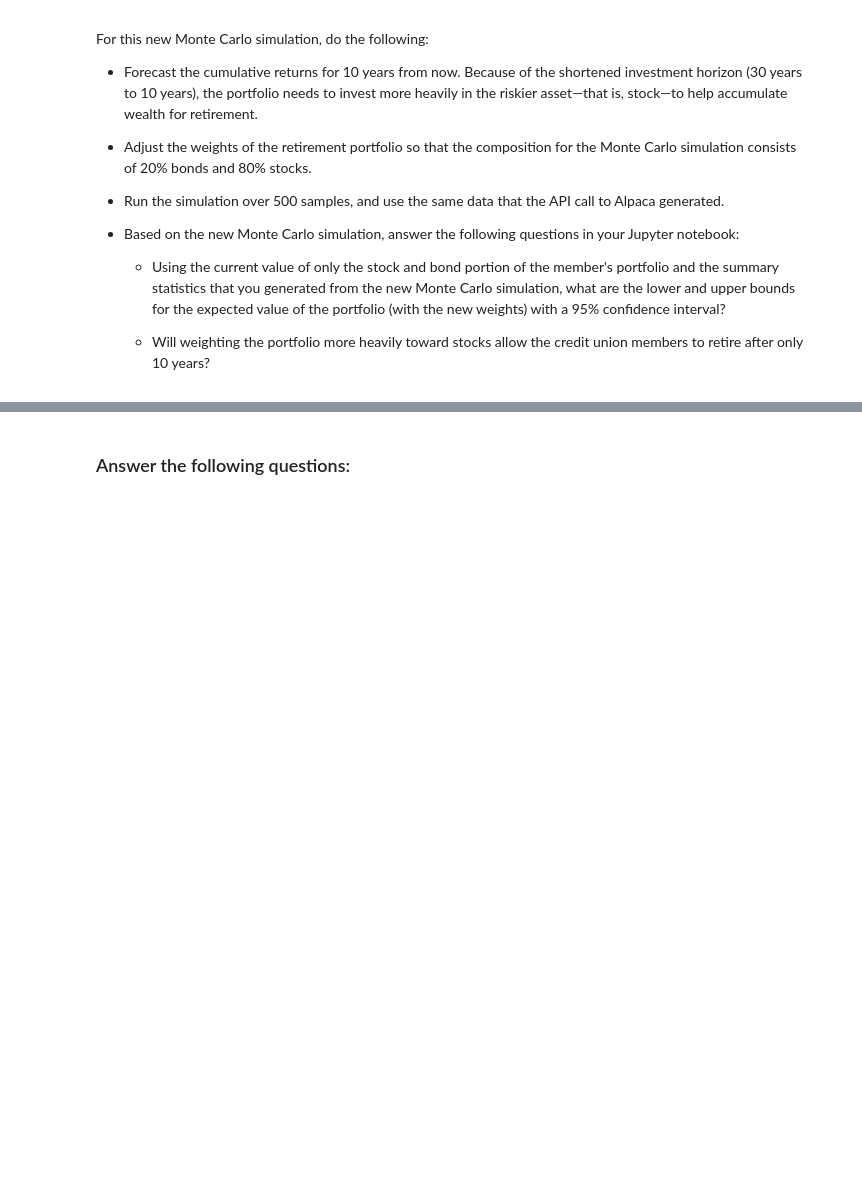
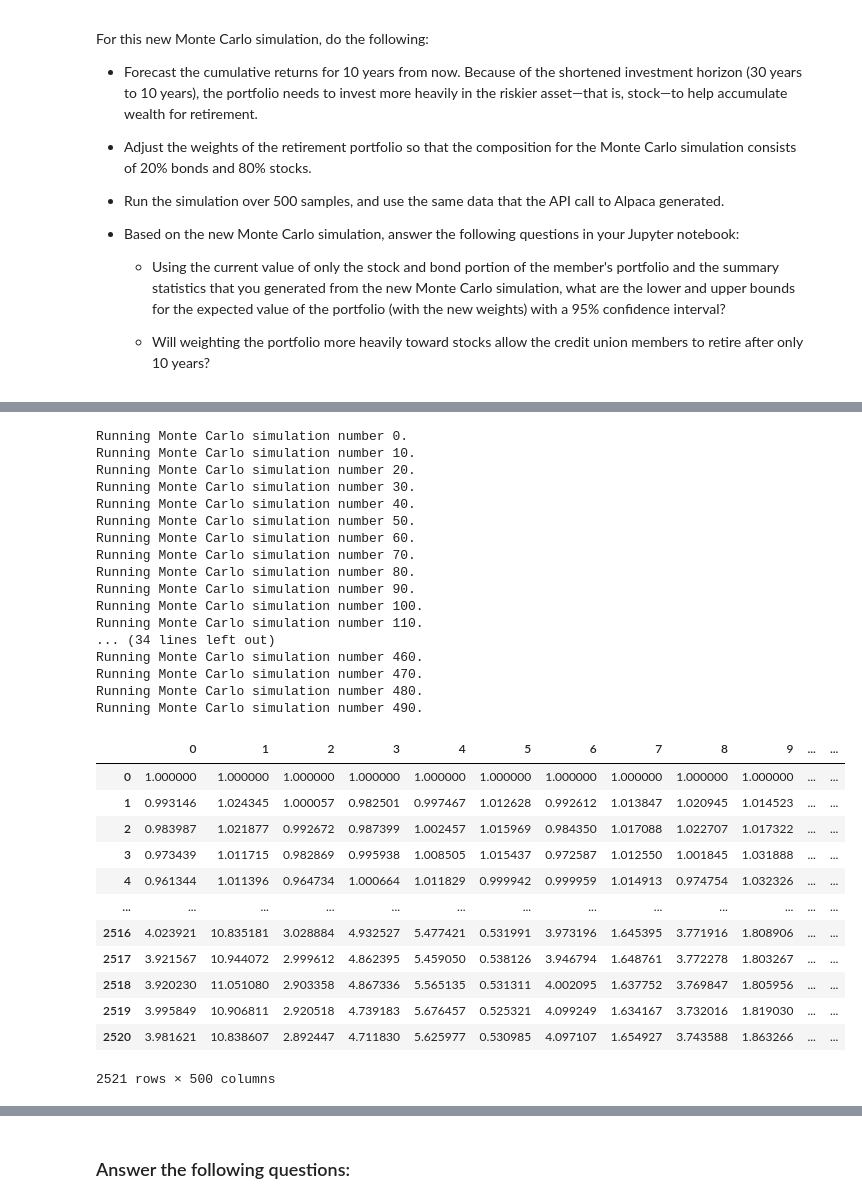
Before and after one commit to woodedlawn/module_5_challenge, a Jupyter notebook: financial_planning_tools.ipynb, the cells around one changed output, grey strips where cells are left out. Drawn from its saved outputs; the diff is of its cells as text; code cells hidden in the pictures; blank space fills up the shorter version.

```diff
--- a/financial_planning_tools.ipynb
+++ b/financial_planning_tools.ipynb
@@ -613,6 +622,37 @@ For this new Monte Carlo simulation, do the following:
 # %%
 # Run the Monte Carlo simulation to forecast 10 years cumulative returns
-# YOUR CODE HERE
+ten_year_simulation.calc_cumulative_return()
+# %% [output]
+Running Monte Carlo simulation number 0.
+Running Monte Carlo simulation number 10.
+Running Monte Carlo simulation number 20.
+Running Monte Carlo simulation number 30.
+Running Monte Carlo simulation number 40.
+Running Monte Carlo simulation number 50.
+Running Monte Carlo simulation number 60.
+Running Monte Carlo simulation number 70.
+Running Monte Carlo simulation number 80.
+Running Monte Carlo simulation number 90.
+Running Monte Carlo simulation number 100.
+Running Monte Carlo simulation number 110.
+... (34 lines left out)
+Running Monte Carlo simulation number 460.
+Running Monte Carlo simulation number 470.
+Running Monte Carlo simulation number 480.
+Running Monte Carlo simulation number 490.
+|  | 0 | 1 | 2 | 3 | 4 | 5 | 6 | 7 | 8 | 9 | ... | ... |
+| 0 | 1.000000 | 1.000000 | 1.000000 | 1.000000 | 1.000000 | 1.000000 | 1.000000 | 1.000000 | 1.000000 | 1.000000 | ... | ... |
+| 1 | 0.993146 | 1.024345 | 1.000057 | 0.982501 | 0.997467 | 1.012628 | 0.992612 | 1.013847 | 1.020945 | 1.014523 | ... | ... |
+| 2 | 0.983987 | 1.021877 | 0.992672 | 0.987399 | 1.002457 | 1.015969 | 0.984350 | 1.017088 | 1.022707 | 1.017322 | ... | ... |
+| 3 | 0.973439 | 1.011715 | 0.982869 | 0.995938 | 1.008505 | 1.015437 | 0.972587 | 1.012550 | 1.001845 | 1.031888 | ... | ... |
+| 4 | 0.961344 | 1.011396 | 0.964734 | 1.000664 | 1.011829 | 0.999942 | 0.999959 | 1.014913 | 0.974754 | 1.032326 | ... | ... |
+| ... | ... | ... | ... | ... | ... | ... | ... | ... | ... | ... | ... | ... |
+| 2516 | 4.023921 | 10.835181 | 3.028884 | 4.932527 | 5.477421 | 0.531991 | 3.973196 | 1.645395 | 3.771916 | 1.808906 | ... | ... |
+| 2517 | 3.921567 | 10.944072 | 2.999612 | 4.862395 | 5.459050 | 0.538126 | 3.946794 | 1.648761 | 3.772278 | 1.803267 | ... | ... |
+| 2518 | 3.920230 | 11.051080 | 2.903358 | 4.867336 | 5.565135 | 0.531311 | 4.002095 | 1.637752 | 3.769847 | 1.805956 | ... | ... |
+| 2519 | 3.995849 | 10.906811 | 2.920518 | 4.739183 | 5.676457 | 0.525321 | 4.099249 | 1.634167 | 3.732016 | 1.819030 | ... | ... |
+| 2520 | 3.981621 | 10.838607 | 2.892447 | 4.711830 | 5.625977 | 0.530985 | 4.097107 | 1.654927 | 3.743588 | 1.863266 | ... | ... |
+2521 rows × 500 columns
 # %%
 # Visualize the 10-year Monte Carlo simulation by creating an
 # overlay line plot
```
Also changed, not shown: parts of 17 cells of this notebook.
